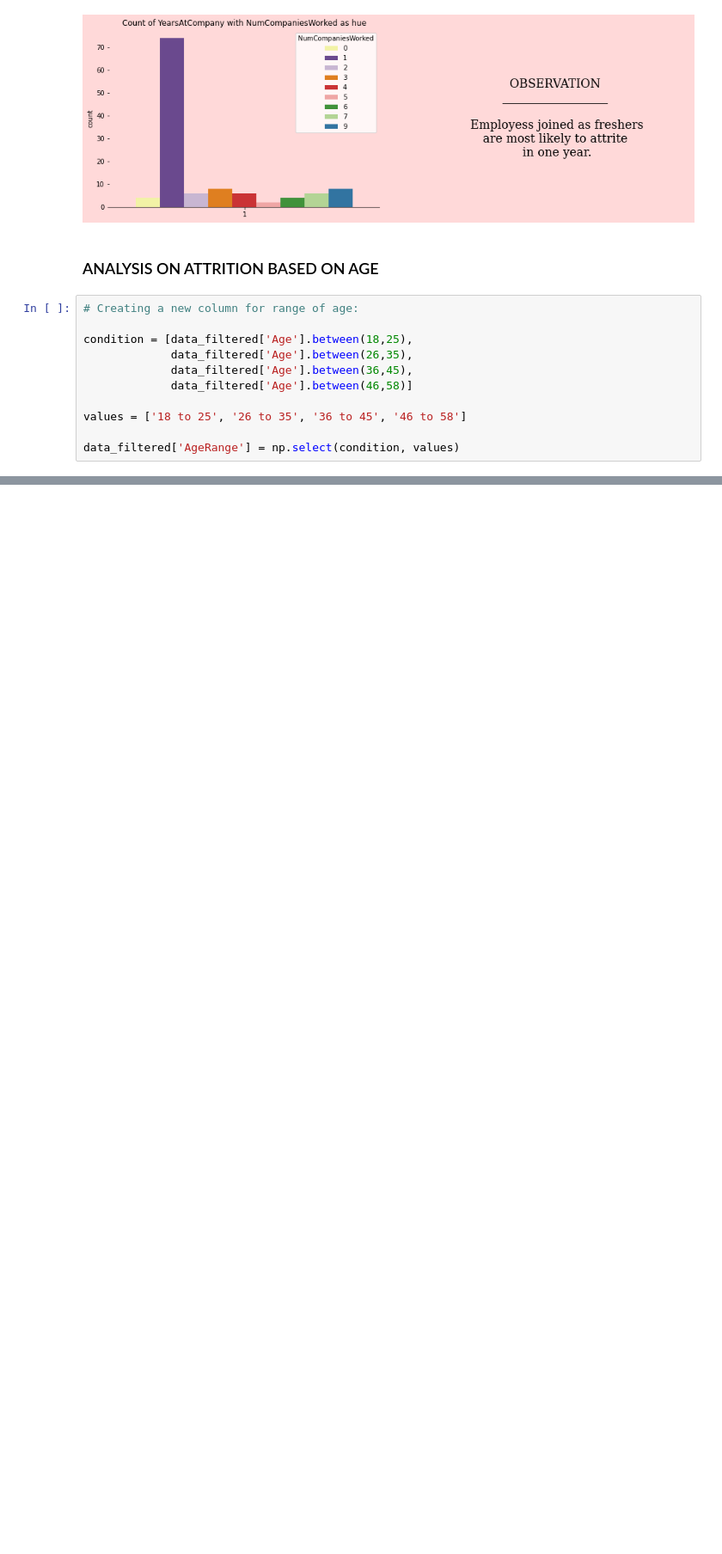
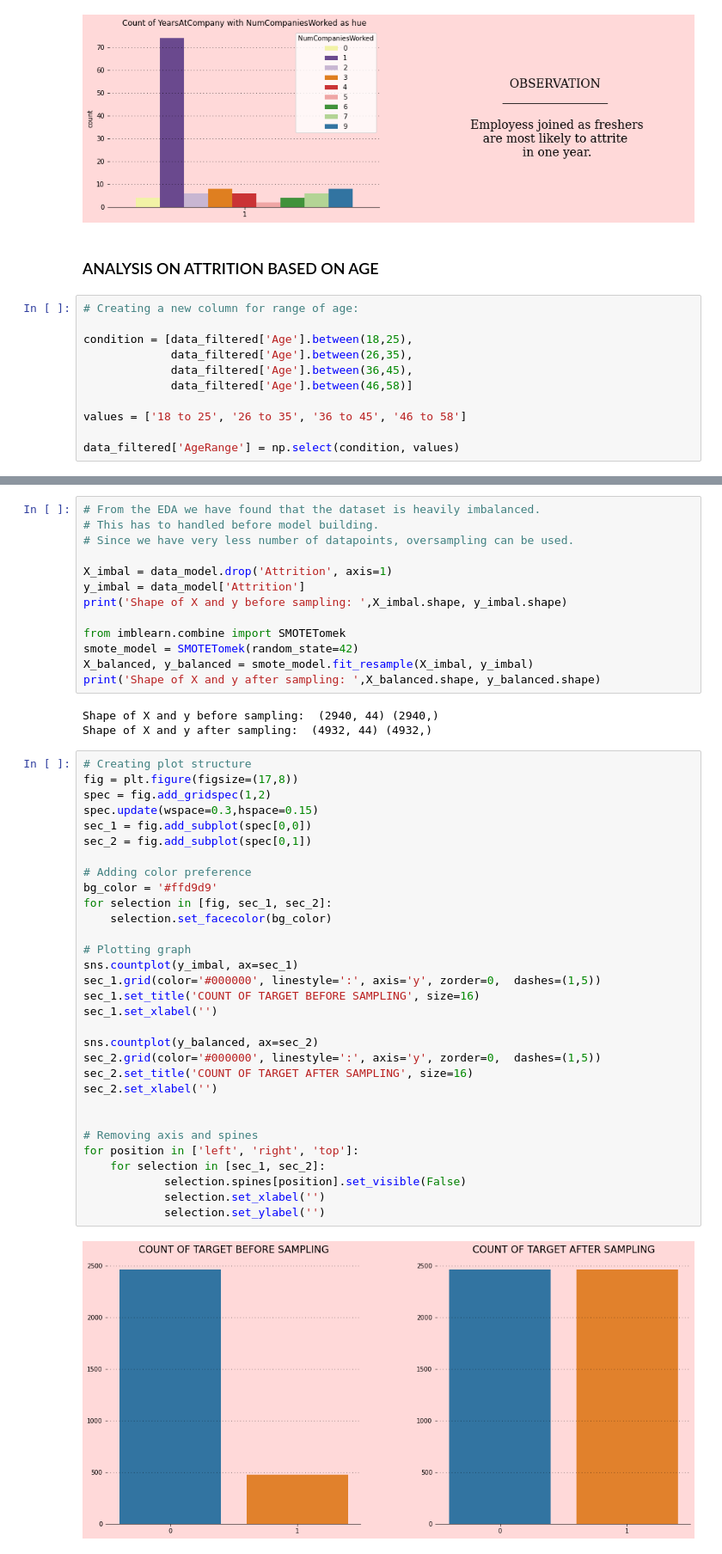
Before and after one commit to Sureshkrishh/Employee-Attrition-Prediction, a Jupyter notebook: Employee_Attrition.ipynb, the cells around one changed output, grey strips where cells are left out. Shown at 86% size. Saved outputs shown, nothing was run; the diff lists cells and outputs as text; blank space fills up the shorter version.

Commit message:
Employee Attrition

```diff
--- a/Employee_Attrition.ipynb
+++ b/Employee_Attrition.ipynb
@@ -775,0 +929,49 @@ data_model.head()
+# %%
+# From the EDA we have found that the dataset is heavily imbalanced.
+# This has to handled before model building.
+# Since we have very less number of datapoints, oversampling can be used.
+
+X_imbal = data_model.drop('Attrition', axis=1)
+y_imbal = data_model['Attrition']
+print('Shape of X and y before sampling: ',X_imbal.shape, y_imbal.shape)
+
+from imblearn.combine import SMOTETomek
+smote_model = SMOTETomek(random_state=42)
+X_balanced, y_balanced = smote_model.fit_resample(X_imbal, y_imbal)
+print('Shape of X and y after sampling: ',X_balanced.shape, y_balanced.shape)
+# %% [output]
+Shape of X and y before sampling:  (2940, 44) (2940,)
+Shape of X and y after sampling:  (4932, 44) (4932,)
+# %%
+# Creating plot structure
+fig = plt.figure(figsize=(17,8))
+spec = fig.add_gridspec(1,2)
+spec.update(wspace=0.3,hspace=0.15)
+sec_1 = fig.add_subplot(spec[0,0])
+sec_2 = fig.add_subplot(spec[0,1])
+
+# Adding color preference
+bg_color = '#ffd9d9'
+for selection in [fig, sec_1, sec_2]:
+    selection.set_facecolor(bg_color)
+
+# Plotting graph
+sns.countplot(y_imbal, ax=sec_1)
+sec_1.grid(color='#000000', linestyle=':', axis='y', zorder=0,  dashes=(1,5))
+sec_1.set_title('COUNT OF TARGET BEFORE SAMPLING', size=16)
+sec_1.set_xlabel('')
+
+sns.countplot(y_balanced, ax=sec_2)
+sec_2.grid(color='#000000', linestyle=':', axis='y', zorder=0,  dashes=(1,5))
+sec_2.set_title('COUNT OF TARGET AFTER SAMPLING', size=16)
+sec_2.set_xlabel('')
+
+
+# Removing axis and spines
+for position in ['left', 'right', 'top']:
+    for selection in [sec_1, sec_2]:
+            selection.spines[position].set_visible(False)
+            selection.set_xlabel('')
+            selection.set_ylabel('')
+# %% [output]
+[figure, added]
```
Also changed, not shown: parts of 31 cells of this notebook, 1 other file.
